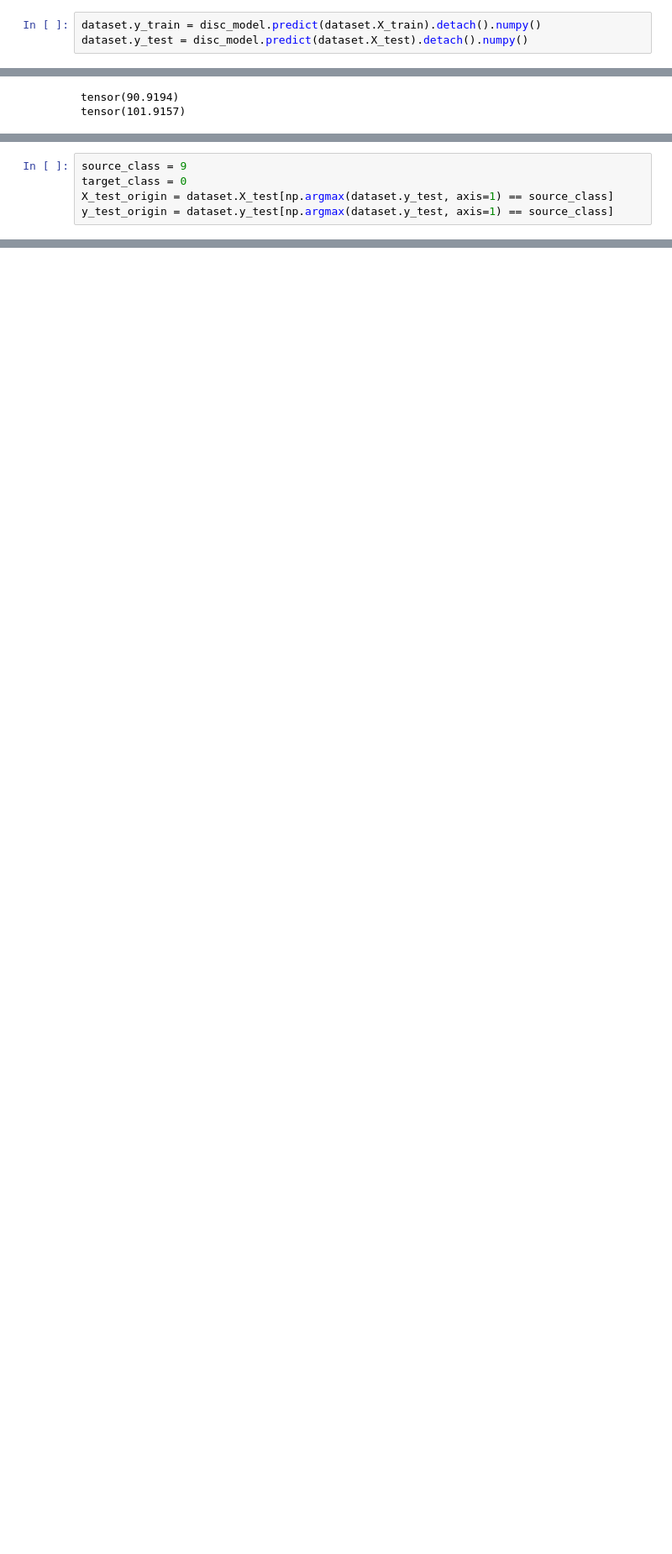
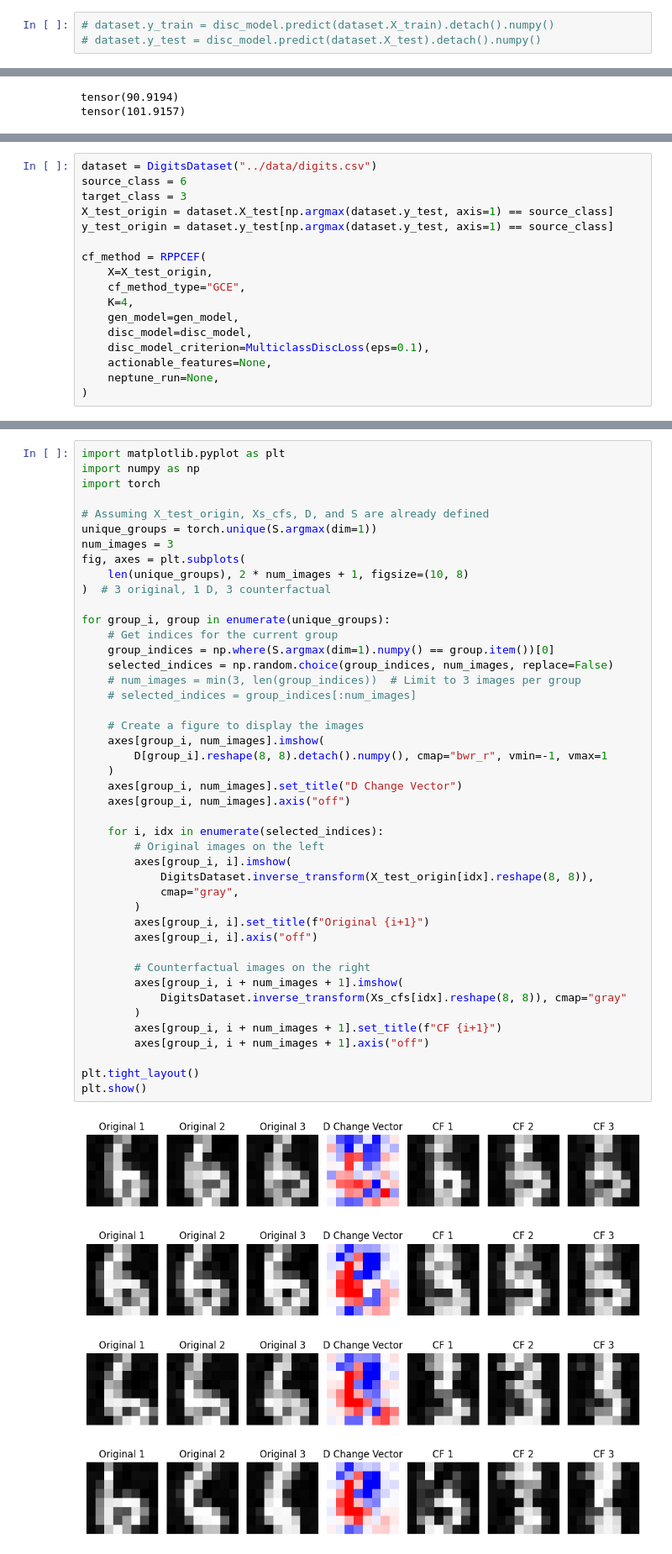
Before and after one commit to ofurman/counterfactuals, a Jupyter notebook: notebooks/regional_ppcef_digits38.ipynb, the cells around one changed output, grey strips where cells are left out. Shown at 84% size. Saved outputs shown, nothing was run; the diff lists cells and outputs as text; blank space fills up the shorter version.

```diff
--- a/notebooks/regional_ppcef_digits38.ipynb
+++ b/notebooks/regional_ppcef_digits38.ipynb
@@ -80,3 +94,3 @@ Test accuracy: 0.9750889679715302
 # %%
-dataset.y_train = disc_model.predict(dataset.X_train).detach().numpy()
-dataset.y_test = disc_model.predict(dataset.X_test).detach().numpy()
+# dataset.y_train = disc_model.predict(dataset.X_train).detach().numpy()
+# dataset.y_test = disc_model.predict(dataset.X_test).detach().numpy()
@@ -180,5 +169,17 @@ plt.show()
 # %%
-source_class = 9
-target_class = 0
+dataset = DigitsDataset("../data/digits.csv")
+source_class = 6
+target_class = 3
 X_test_origin = dataset.X_test[np.argmax(dataset.y_test, axis=1) == source_class]
 y_test_origin = dataset.y_test[np.argmax(dataset.y_test, axis=1) == source_class]
+
+cf_method = RPPCEF(
+    X=X_test_origin,
+    cf_method_type="GCE",
+    K=4,
+    gen_model=gen_model,
+    disc_model=disc_model,
+    disc_model_criterion=MulticlassDiscLoss(eps=0.1),
+    actionable_features=None,
+    neptune_run=None,
+)
@@ -243,0 +276,46 @@ Xs_cfs = Xs + delta().detach().numpy()
+# %%
+import matplotlib.pyplot as plt
+import numpy as np
+import torch
+
+# Assuming X_test_origin, Xs_cfs, D, and S are already defined
+unique_groups = torch.unique(S.argmax(dim=1))
+num_images = 3
+fig, axes = plt.subplots(
+    len(unique_groups), 2 * num_images + 1, figsize=(10, 8)
+)  # 3 original, 1 D, 3 counterfactual
+
+for group_i, group in enumerate(unique_groups):
+    # Get indices for the current group
+    group_indices = np.where(S.argmax(dim=1).numpy() == group.item())[0]
+    selected_indices = np.random.choice(group_indices, num_images, replace=False)
+    # num_images = min(3, len(group_indices))  # Limit to 3 images per group
+    # selected_indices = group_indices[:num_images]
+
+    # Create a figure to display the images
+    axes[group_i, num_images].imshow(
+        D[group_i].reshape(8, 8).detach().numpy(), cmap="bwr_r", vmin=-1, vmax=1
+    )
+    axes[group_i, num_images].set_title("D Change Vector")
+    axes[group_i, num_images].axis("off")
+
+    for i, idx in enumerate(selected_indices):
+        # Original images on the left
+        axes[group_i, i].imshow(
+            DigitsDataset.inverse_transform(X_test_origin[idx].reshape(8, 8)),
+            cmap="gray",
+        )
+        axes[group_i, i].set_title(f"Original {i+1}")
+        axes[group_i, i].axis("off")
+
+        # Counterfactual images on the right
+        axes[group_i, i + num_images + 1].imshow(
+            DigitsDataset.inverse_transform(Xs_cfs[idx].reshape(8, 8)), cmap="gray"
+        )
+        axes[group_i, i + num_images + 1].set_title(f"CF {i+1}")
+        axes[group_i, i + num_images + 1].axis("off")
+
+plt.tight_layout()
+plt.show()
+# %% [output]
+[figure, added]
```
Also changed, not shown: parts of 29 cells of this notebook, 13 other files.
